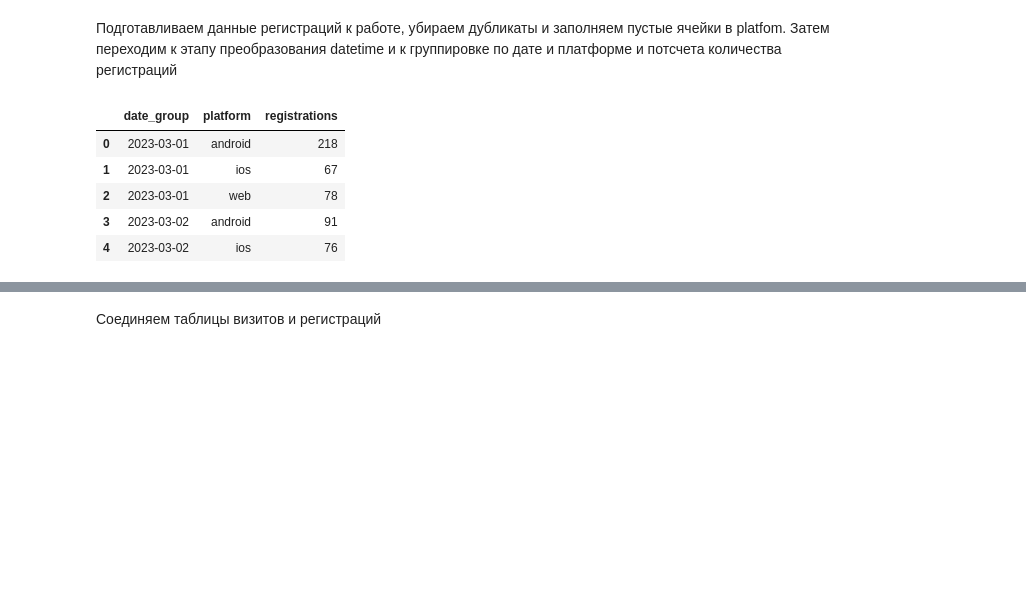
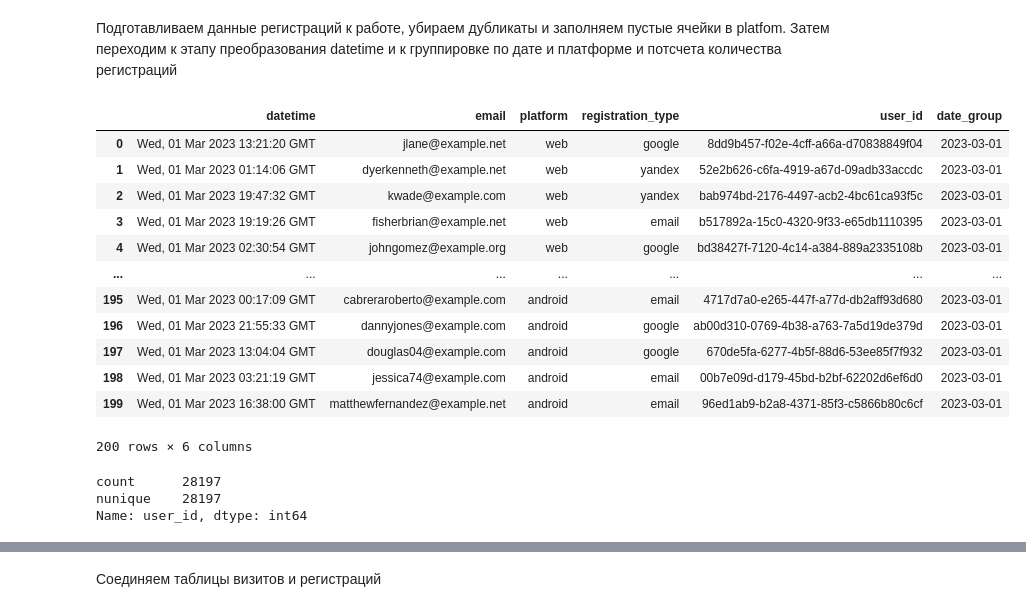
Before and after one commit to LetnerOk/data-analytics-project-100, a Jupyter notebook: Dashboard_Convertion.ipynb, the cells around one changed output, grey strips where cells are left out. Cells and saved outputs as stored; diff of their text form; code cells hidden in the pictures; blank space fills up the shorter version.

```diff
--- a/Def_project3.ipynb
+++ b/Dashboard_Convertion.ipynb
@@ -101,35 +158,34 @@ df_agreegated_visit.head(552)
 # %% [markdown]
 Подготавливаем данные регистраций к работе, убираем дубликаты и заполняем пустые ячейки в platfom. Затем переходим к этапу преобразования datetime и к группировке по дате и платформе и потсчета количества регистраций
 # %%
-def cleared_registrations(df):
-    # Убираем дублирующиеся строки
-    regist_api_dt = df.drop_duplicates()
-    #Заполняем пусные ячейки в столбце platform
-    regist_api_dt['platform'] =  regist_api_dt['platform'].fillna('web')
-    return regist_api_dt
-
-
-
-df_regist_api_dt = cleared_registrations(df_regist_api)
+# Убираем дублирующиеся строки
+df_regist_api_dt = df_regist_api.drop_duplicates()
+#Заполняем пусные ячейки в столбце platform
+df_regist_api_dt['platform'] =  df_regist_api_dt['platform'].fillna('web')
+#Преобразуем данные в столбце 'datetime' в объект типа datetime64[ns]
+df_regist_api_dt['date_group'] = pd.to_datetime(df_regist_api_dt['datetime'])#, format='%a, %d %b %Y %H:%M:%S GMT')
+#df_regist_api_dt.dtypes
+df_regist_api_dt.sort_values(by='date_group', ascending=True)
+#С помощью функции to_datetime() преобразуем datetime в формат даты и времени
+df_regist_api_dt['date_group'] = df_regist_api_dt['date_group'].dt.strftime('%Y-%m-%d')
+df_regist_api_dt.head(200)
+# %% [output]
+|  | datetime | email | platform | registration_type | user_id | date_group |
+| 0 | Wed, 01 Mar 2023 13:21:20 GMT | jlane@example.net | web | google | 8dd9b457-f02e-4cff-a66a-d70838849f04 | 2023-03-01 |
+| 1 | Wed, 01 Mar 2023 01:14:06 GMT | dyerkenneth@example.net | web | yandex | 52e2b626-c6fa-4919-a67d-09adb33accdc | 2023-03-01 |
+| 2 | Wed, 01 Mar 2023 19:47:32 GMT | kwade@example.com | web | yandex | bab974bd-2176-4497-acb2-4bc61ca93f5c | 2023-03-01 |
+| 3 | Wed, 01 Mar 2023 19:19:26 GMT | fisherbrian@example.net | web | email | b517892a-15c0-4320-9f33-e65db1110395 | 2023-03-01 |
+| 4 | Wed, 01 Mar 2023 02:30:54 GMT | johngomez@example.org | web | google | bd38427f-7120-4c14-a384-889a2335108b | 2023-03-01 |
+| ... | ... | ... | ... | ... | ... | ... |
+| 195 | Wed, 01 Mar 2023 00:17:09 GMT | cabreraroberto@example.com | android | email | 4717d7a0-e265-447f-a77d-db2aff93d680 | 2023-03-01 |
+| 196 | Wed, 01 Mar 2023 21:55:33 GMT | dannyjones@example.com | android | google | ab00d310-0769-4b38-a763-7a5d19de379d | 2023-03-01 |
+| 197 | Wed, 01 Mar 2023 13:04:04 GMT | douglas04@example.com | android | google | 670de5fa-6277-4b5f-88d6-53ee85f7f932 | 2023-03-01 |
+| 198 | Wed, 01 Mar 2023 03:21:19 GMT | jessica74@example.com | android | email | 00b7e09d-d179-45bd-b2bf-62202d6ef6d0 | 2023-03-01 |
+| 199 | Wed, 01 Mar 2023 16:38:00 GMT | matthewfernandez@example.net | android | email | 96ed1ab9-b2a8-4371-85f3-c5866b80c6cf | 2023-03-01 |
+200 rows × 6 columns
-# %%
-def count_registrations(df):
-    #Преобразуем данные в столбце 'datetime' в объект типа datetime64[ns]
-    df['date_group'] = pd.to_datetime(df['datetime'])#, format='%a, %d %b %Y %H:%M:%S GMT')
-    #df_regist_api_dt.dtypes
-    df.sort_values(by='date_group', ascending=True)
-    #С помощью функции to_datetime() преобразуем datetime в формат даты и времени
-    df['date_group'] = df['date_group'].dt.strftime('%Y-%m-%d')
-    agreegated_regist = df.groupby(['date_group', 'platform']) \
-    .size().reset_index(name='registrations')
-    return agreegated_regist
-
-
-df_agreegated_regist = count_registrations(df_regist_api_dt)
-df_agreegated_regist.head()
-# %% [output]
-|  | date_group | platform | registrations |
-| 0 | 2023-03-01 | android | 218 |
-| 1 | 2023-03-01 | ios | 67 |
-| 2 | 2023-03-01 | web | 78 |
-| 3 | 2023-03-02 | android | 91 |
-| 4 | 2023-03-02 | ios | 76 |
+# %%
+print(df_regist_api_dt['user_id'].agg(['count', 'nunique']))
+# %% [output]
+count      28197
+nunique    28197
+Name: user_id, dtype: int64
```
Also changed, not shown: parts of 37 cells of this notebook.
